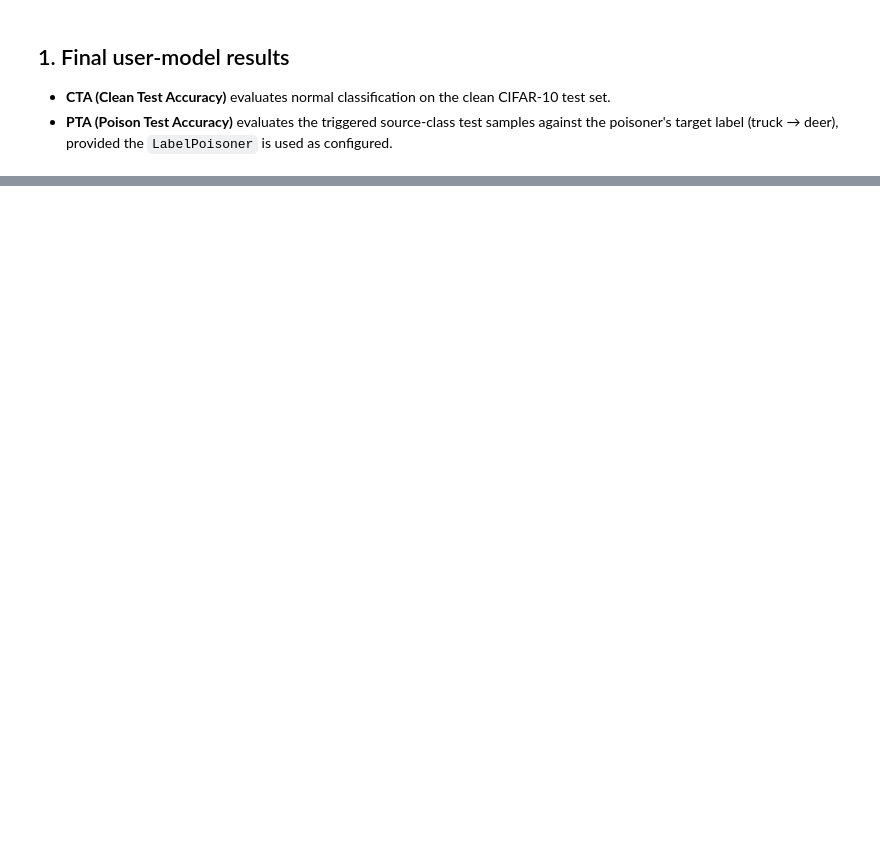
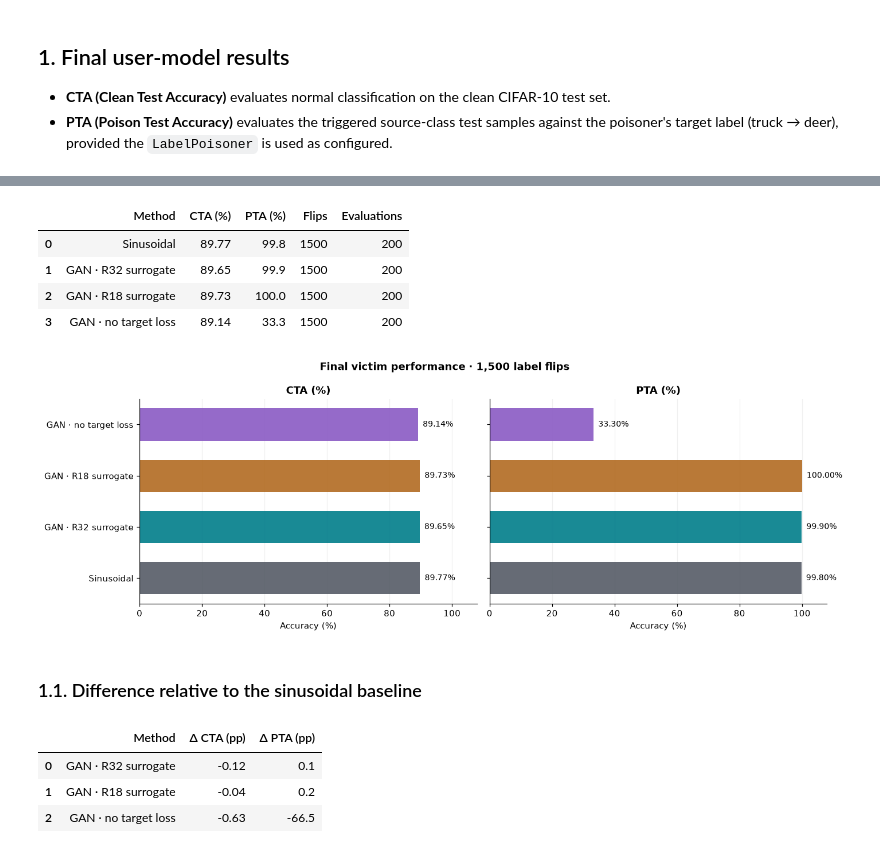
Before and after one commit to nadinehc/FLIP, a Jupyter notebook: compare_triggers.ipynb, the cells around one changed output, grey strips where cells are left out. Saved outputs shown, nothing was run; the diff lists cells and outputs as text; code cells hidden in the pictures; blank space fills up the shorter version.

```diff
--- a/compare_triggers.ipynb
+++ b/compare_triggers.ipynb
@@ -168,13 +88,0 @@ plt.show()
-# %%
-plt.figure(figsize=(9, 4.5))
-for name, values in results.items():
-    epochs = np.arange(1, len(values['pta']) + 1)
-    plt.plot(epochs, values['pta'], label=name)
-plt.title('Poison test accuracy across user-model training')
-plt.xlabel('Epoch')
-plt.ylabel('PTA (%)')
-plt.ylim(0, 105)
-plt.grid(alpha=0.25)
-plt.legend()
-plt.tight_layout()
-plt.show()
@@ -381,0 +89,51 @@ Images flipped by both methods: 543 / 1500
+# %%
+rows = []
+for name, info in RUNS.items():
+    v = RESULTS[name]
+    rows.append({'Method': name, 'CTA (%)': v['cta'][-1] if v else np.nan,
+                 'PTA (%)': v['pta'][-1] if v else np.nan,
+                 'Flips': BUDGET, 'Evaluations': len(v['cta']) if v else np.nan})
+FINAL = pd.DataFrame(rows)
+display(FINAL.round(2))
+if FINAL['PTA (%)'].notna().any():
+    fig, axes = plt.subplots(1, 2, figsize=(13, 4.5), sharey=True)
+    labels = FINAL['Method'].tolist()
+    colors = [PALETTE[n] for n in labels]
+    for ax, metric in zip(axes, ('CTA (%)', 'PTA (%)')):
+        vals = FINAL[metric].to_numpy(dtype=float)
+        bars = ax.barh(range(len(labels)), np.nan_to_num(vals, nan=0), color=colors, alpha=.9, height=.63)
+        ax.set_yticks(range(len(labels)), labels)
+        ax.invert_yaxis()
+        ax.set_xlim(0, 108); ax.set_xlabel('Accuracy (%)'); ax.set_title(metric, fontweight='bold')
+        ax.grid(axis='x', alpha=.18); ax.set_axisbelow(True)
+        for b, value in zip(bars, vals):
+            ax.text((value if np.isfinite(value) else 0) + 1.5, b.get_y() + b.get_height()/2,
+                    f'{value:.2f}%' if np.isfinite(value) else 'not run', va='center', fontsize=9)
+    fig.suptitle('Final victim performance · 1,500 label flips', fontweight='bold')
+    plt.tight_layout(); plt.show()
+# %% [output]
+|  | Method | CTA (%) | PTA (%) | Flips | Evaluations |
+| 0 | Sinusoidal | 89.77 | 99.8 | 1500 | 200 |
+| 1 | GAN · R32 surrogate | 89.65 | 99.9 | 1500 | 200 |
+| 2 | GAN · R18 surrogate | 89.73 | 100.0 | 1500 | 200 |
+| 3 | GAN · no target loss | 89.14 | 33.3 | 1500 | 200 |
+[figure, added]
+# %% [markdown]
+### 1.1. Difference relative to the sinusoidal baseline
+# %%
+if RESULTS[BASELINE] is not None:
+    ref = RESULTS[BASELINE]
+    compare_rows = []
+    for name, v in RESULTS.items():
+        if name == BASELINE or v is None: continue
+        compare_rows.append({'Method': name,
+            'Δ CTA (pp)': v['cta'][-1] - ref['cta'][-1],
+            'Δ PTA (pp)': v['pta'][-1] - ref['pta'][-1]})
+    display(pd.DataFrame(compare_rows).round(2))
+else:
+    print('Sinusoidal baseline user results missing.')
+# %% [output]
+|  | Method | Δ CTA (pp) | Δ PTA (pp) |
+| 0 | GAN · R32 surrogate | -0.12 | 0.1 |
+| 1 | GAN · R18 surrogate | -0.04 | 0.2 |
+| 2 | GAN · no target loss | -0.63 | -66.5 |
```
Also changed, not shown: parts of 37 cells of this notebook.
